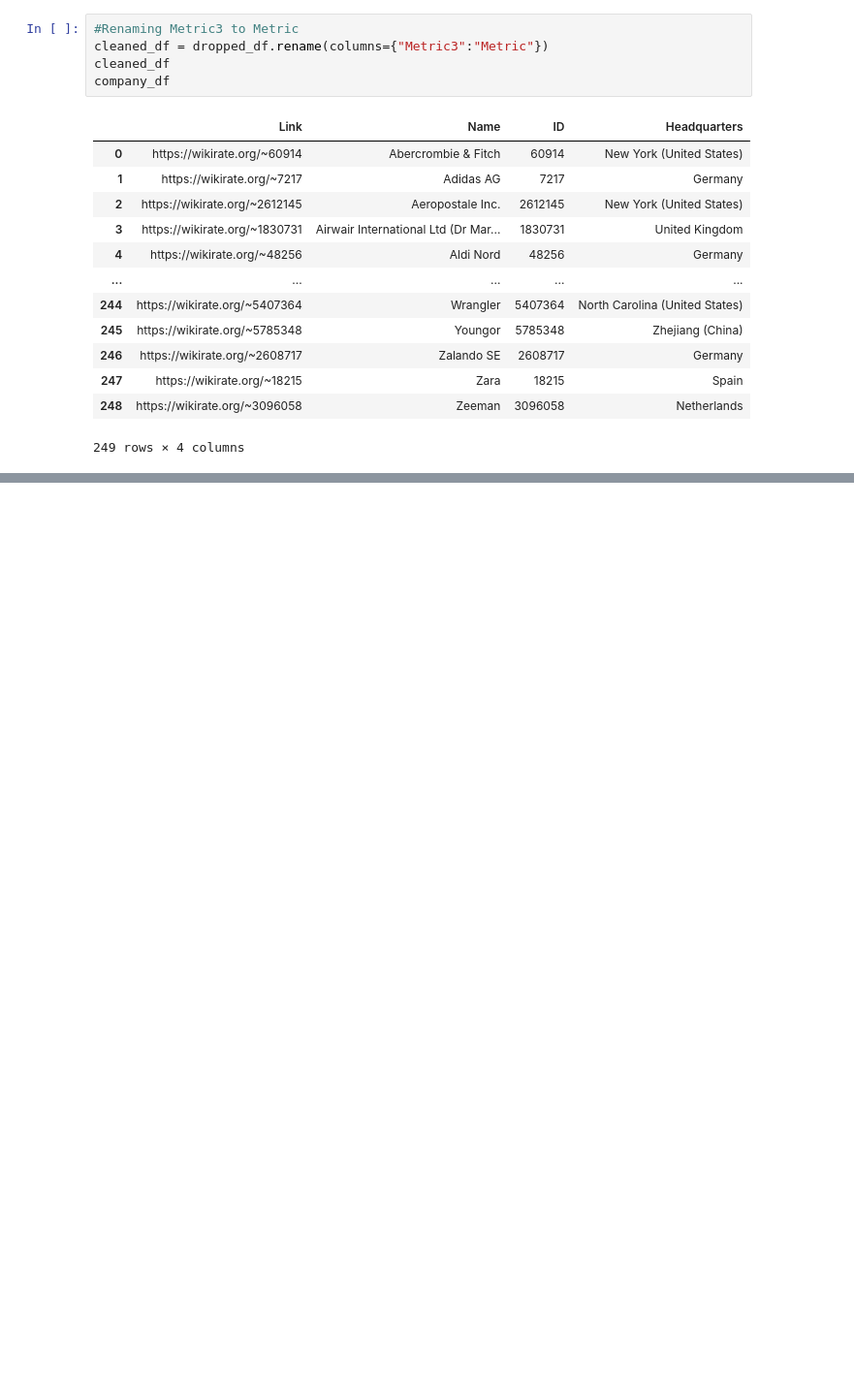
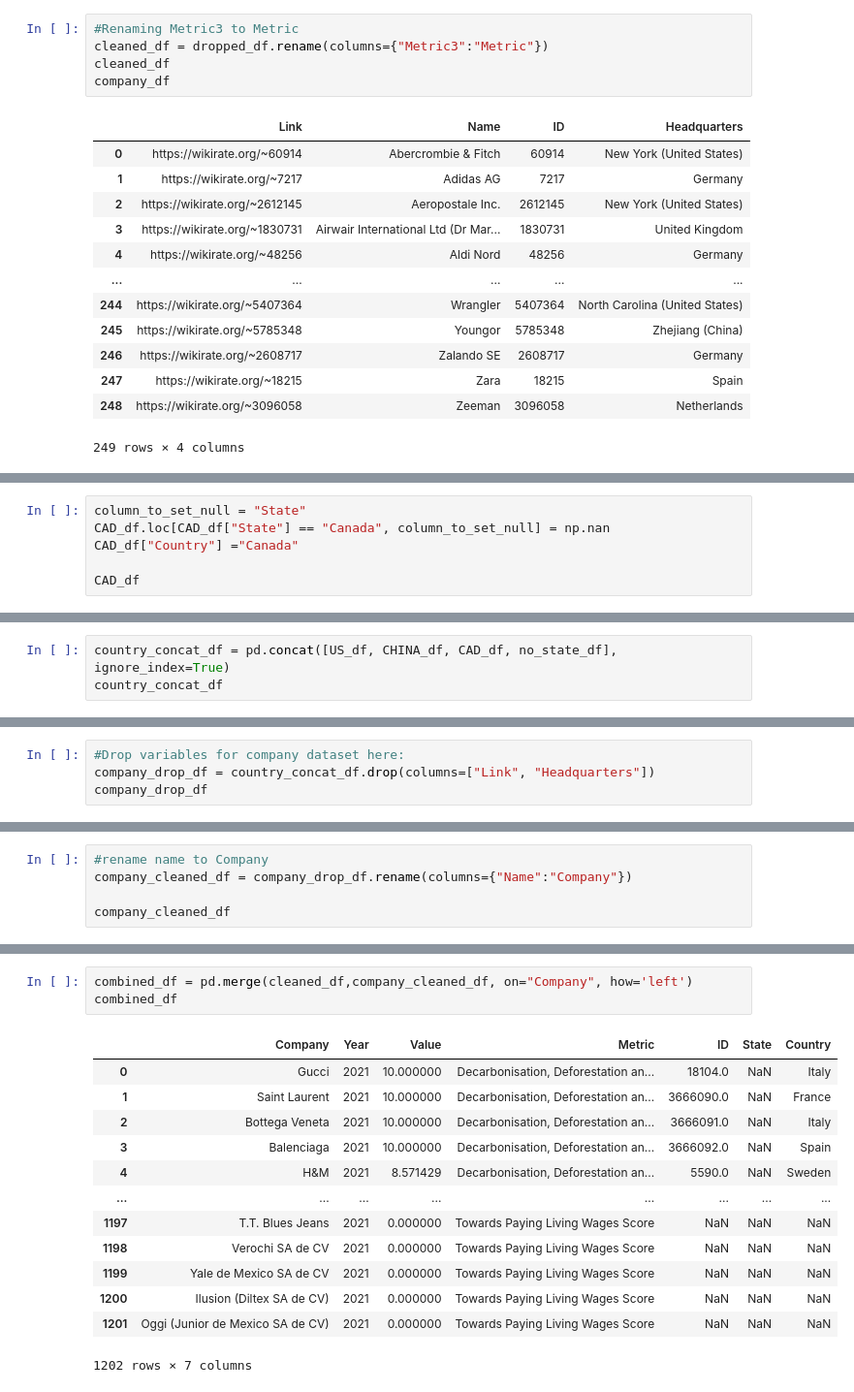
Before and after one commit to aspenjack/Ethical-Fashion, a Jupyter notebook: Ethical-Fashion_v1.ipynb, the cells around one changed output, grey strips where cells are left out. Shown at 97% size. Drawn from its saved outputs; the diff is of its cells as text; blank space fills up the shorter version.

```diff
--- a/Ethical-Fashion_v1.ipynb
+++ b/Ethical-Fashion_v1.ipynb
@@ -194,0 +283,6 @@ no_state_df
+# %%
+column_to_set_null = "State"
+CAD_df.loc[CAD_df["State"] == "Canada", column_to_set_null] = np.nan
+CAD_df["Country"] ="Canada"
+
+CAD_df
@@ -194,0 +303,3 @@ no_state_df
+# %%
+country_concat_df = pd.concat([US_df, CHINA_df, CAD_df, no_state_df], ignore_index=True)
+country_concat_df
@@ -194,0 +320,4 @@ no_state_df
+# %%
+#Drop variables for company dataset here:
+company_drop_df = country_concat_df.drop(columns=["Link", "Headquarters"])
+company_drop_df
@@ -194,0 +338,5 @@ no_state_df
+# %%
+#rename name to Company
+company_cleaned_df = company_drop_df.rename(columns={"Name":"Company"})
+
+company_cleaned_df
@@ -195,2 +357,19 @@ no_state_df
+# %%
+combined_df = pd.merge(cleaned_df,company_cleaned_df, on="Company", how='left')
+combined_df
+# %% [output]
+|  | Company | Year | Value | Metric | ID | State | Country |
+| 0 | Gucci | 2021 | 10.000000 | Decarbonisation, Deforestation an... | 18104.0 | NaN | Italy |
+| 1 | Saint Laurent | 2021 | 10.000000 | Decarbonisation, Deforestation an... | 3666090.0 | NaN | France |
+| 2 | Bottega Veneta | 2021 | 10.000000 | Decarbonisation, Deforestation an... | 3666091.0 | NaN | Italy |
+| 3 | Balenciaga | 2021 | 10.000000 | Decarbonisation, Deforestation an... | 3666092.0 | NaN | Spain |
+| 4 | H&M | 2021 | 8.571429 | Decarbonisation, Deforestation an... | 5590.0 | NaN | Sweden |
+| ... | ... | ... | ... | ... | ... | ... | ... |
+| 1197 | T.T. Blues Jeans | 2021 | 0.000000 | Towards Paying Living Wages Score | NaN | NaN | NaN |
+| 1198 | Verochi SA de CV | 2021 | 0.000000 | Towards Paying Living Wages Score | NaN | NaN | NaN |
+| 1199 | Yale de Mexico SA de CV | 2021 | 0.000000 | Towards Paying Living Wages Score | NaN | NaN | NaN |
+| 1200 | Ilusion (Diltex SA de CV) | 2021 | 0.000000 | Towards Paying Living Wages Score | NaN | NaN | NaN |
+| 1201 | Oggi (Junior de Mexico SA de CV) | 2021 | 0.000000 | Towards Paying Living Wages Score | NaN | NaN | NaN |
+1202 rows × 7 columns
 # %%
 # %% [output]
```
Also changed, not shown: parts of 29 cells of this notebook.
